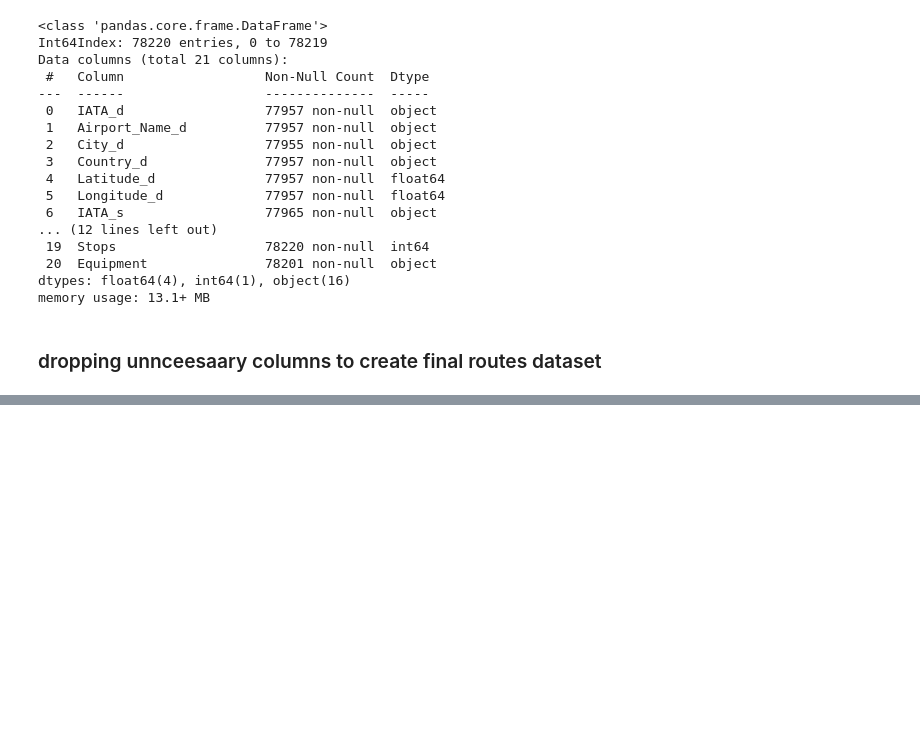
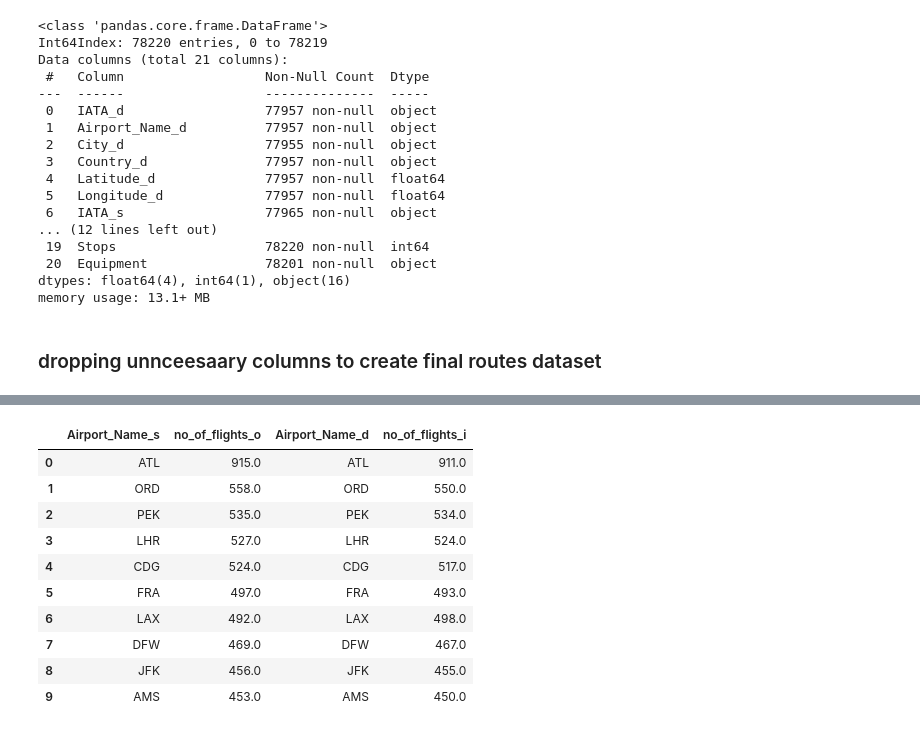
Before and after one commit to yashyaks/AirViz, a Jupyter notebook: preprocessing.ipynb, the cells around one changed output, grey strips where cells are left out. Saved outputs shown, nothing was run; the diff lists cells and outputs as text; code cells hidden in the pictures; blank space fills up the shorter version.

```diff
--- a/preprocessing.ipynb
+++ b/preprocessing.ipynb
@@ -464,0 +545,21 @@ final_routes.to_csv('final_routes.csv')
+# %%
+plot_df2= pd.merge(left = plot_df,
+                 right = plot_df1,
+                 how= 'outer',
+                 left_on='Airport_Name_s',
+                 right_on='Airport_Name_d',
+                 suffixes=('_x', '_y'))
+plot_df2 = plot_df2.head(10)
+plot_df2
+# %% [output]
+|  | Airport_Name_s | no_of_flights_o | Airport_Name_d | no_of_flights_i |
+| 0 | ATL | 915.0 | ATL | 911.0 |
+| 1 | ORD | 558.0 | ORD | 550.0 |
+| 2 | PEK | 535.0 | PEK | 534.0 |
+| 3 | LHR | 527.0 | LHR | 524.0 |
+| 4 | CDG | 524.0 | CDG | 517.0 |
+| 5 | FRA | 497.0 | FRA | 493.0 |
+| 6 | LAX | 492.0 | LAX | 498.0 |
+| 7 | DFW | 469.0 | DFW | 467.0 |
+| 8 | JFK | 456.0 | JFK | 455.0 |
+| 9 | AMS | 453.0 | AMS | 450.0 |
```
Also changed, not shown: parts of 10 cells of this notebook, 2 other files.
